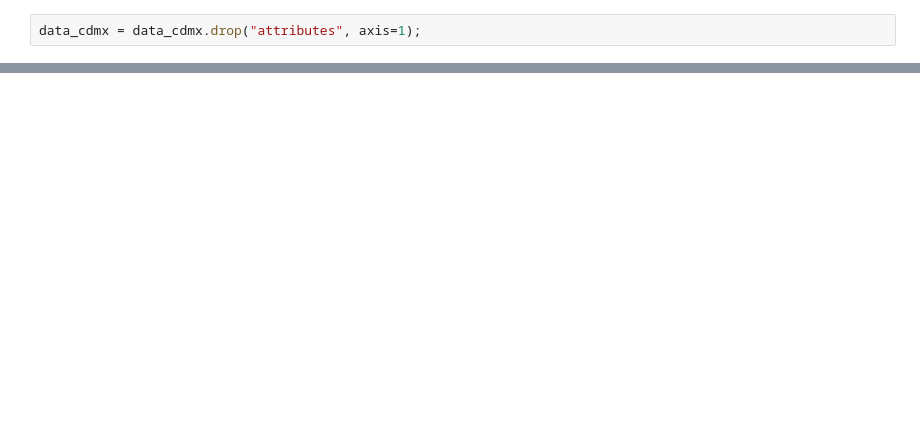
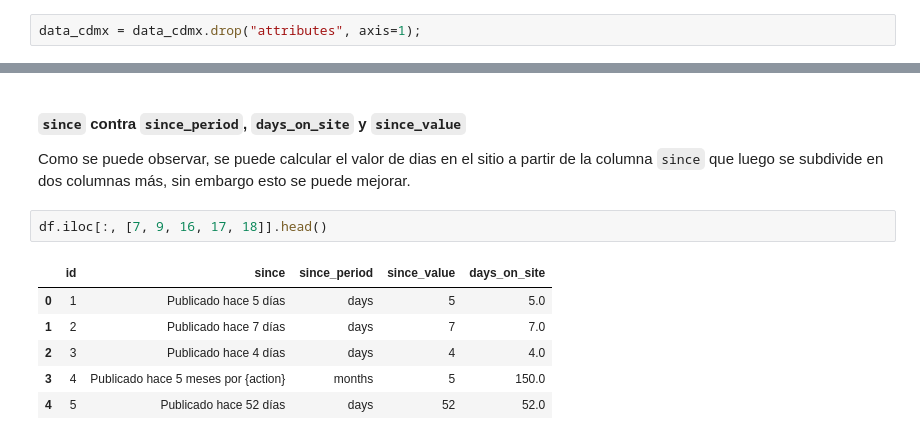
Before and after one commit to joshbrx/DataScience_challenge, a Jupyter notebook: Departamentos_en_la_CDMX.ipynb, the cells around one changed output, grey strips where cells are left out. Drawn from its saved outputs; the diff is of its cells as text; blank space fills up the shorter version.

```diff
--- a/Departamentos_en_la_CDMX.ipynb
+++ b/Departamentos_en_la_CDMX.ipynb
@@ -349,0 +140,12 @@ memory usage: 268.4+ KB
+# %% [markdown]
+#### ``since`` contra `since_period`, ``days_on_site`` y ``since_value``
+Como se puede observar, se puede calcular el valor de dias en el sitio a partir de la columna `since` que luego se subdivide en dos columnas más, sin embargo esto se puede mejorar.
+# %%
+df.iloc[:, [7, 9, 16, 17, 18]].head()
+# %% [output]
+|  | id | since | since_period | since_value | days_on_site |
+| 0 | 1 | Publicado hace 5 días | days | 5 | 5.0 |
+| 1 | 2 | Publicado hace 7 días | days | 7 | 7.0 |
+| 2 | 3 | Publicado hace 4 días | days | 4 | 4.0 |
+| 3 | 4 | Publicado hace 5 meses por {action} | months | 5 | 150.0 |
+| 4 | 5 | Publicado hace 52 días | days | 52 | 52.0 |
```
Also changed, not shown: parts of 72 cells of this notebook.
